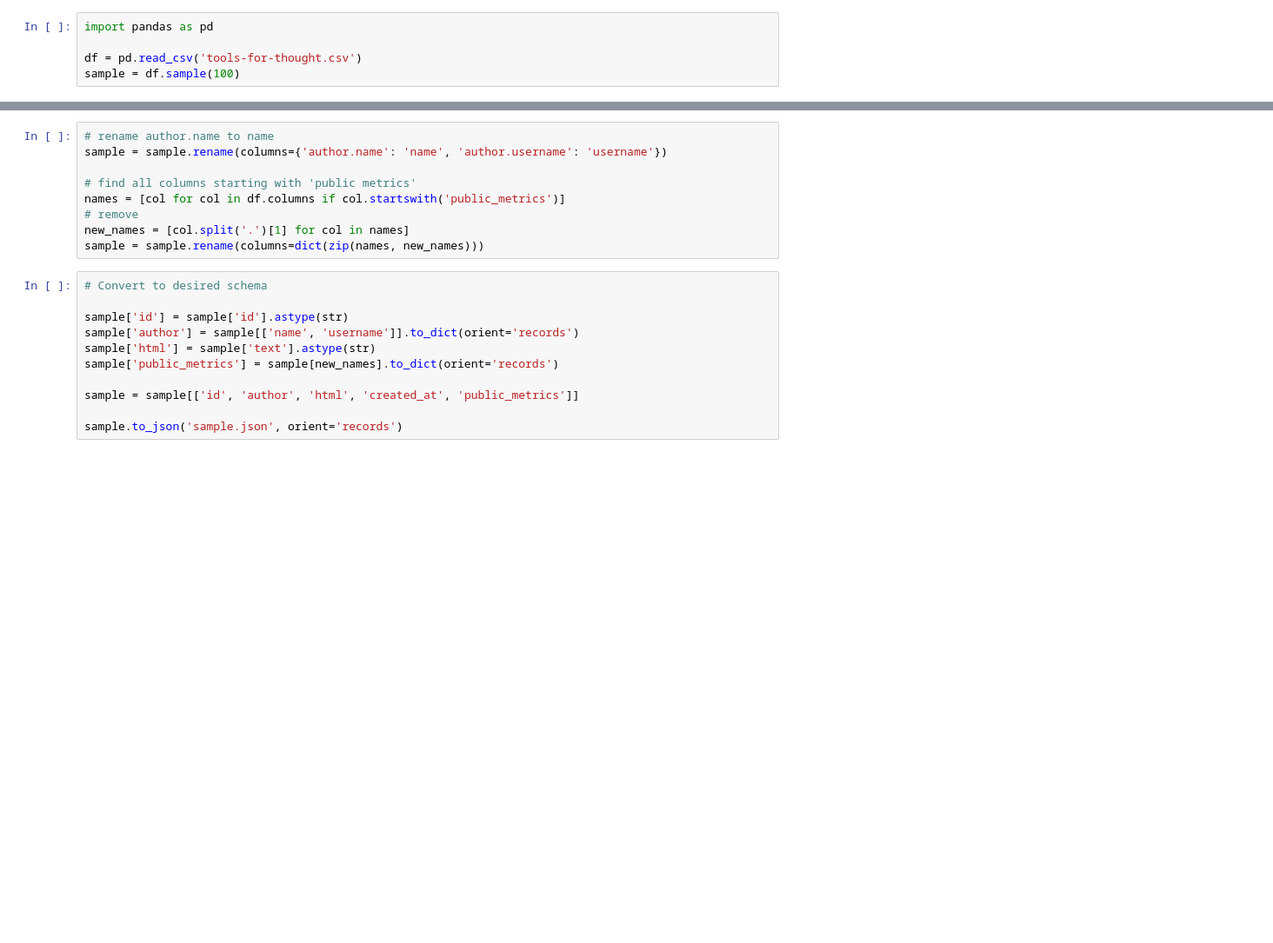
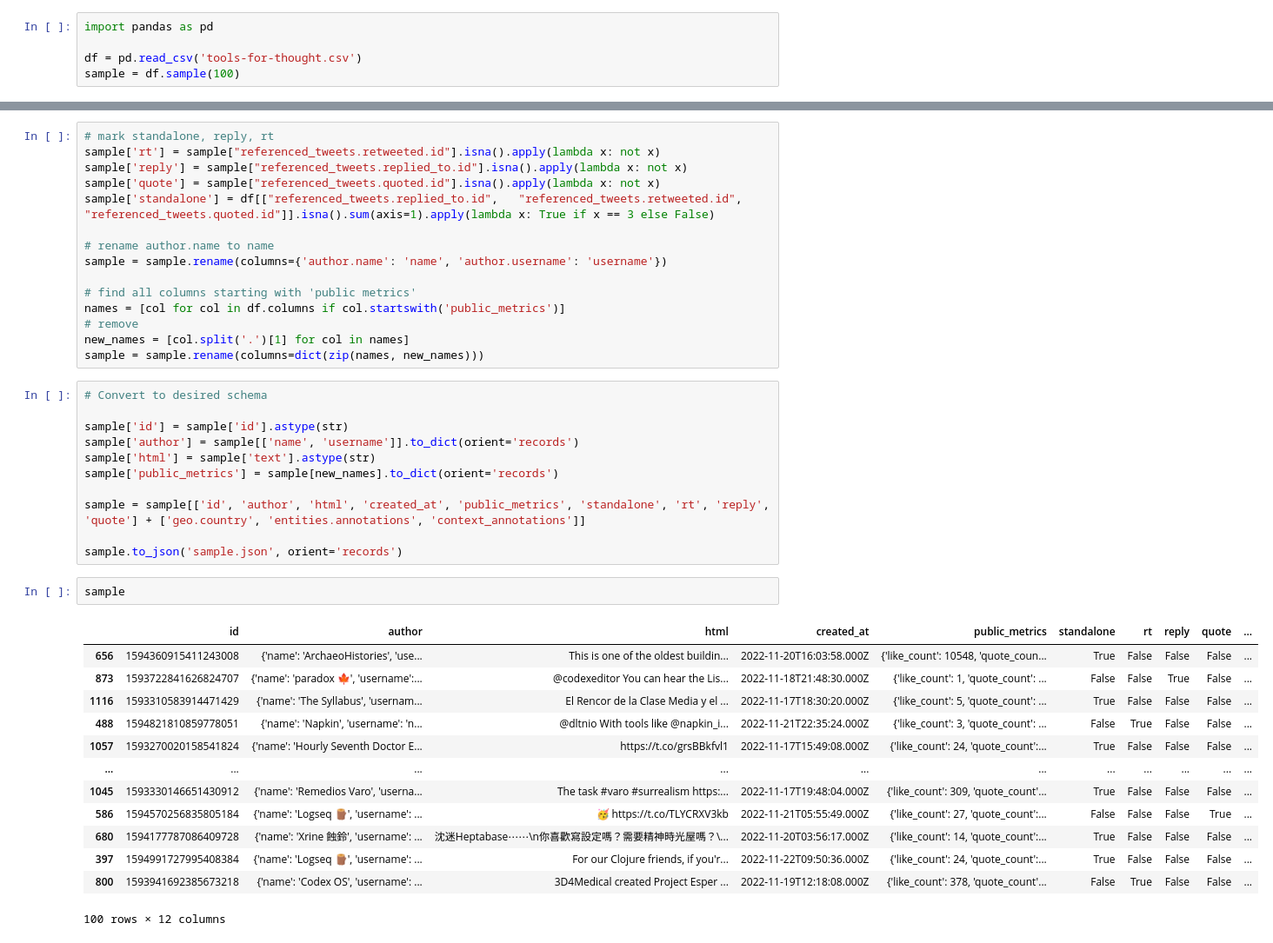
Before and after one commit to andrepology/stream-building-ux, a Jupyter notebook: conversions.ipynb, the cells around one changed output, grey strips where cells are left out. Shown: that part at 87% size. Drawn from its saved outputs; the diff is of its cells as text; blank space fills up the shorter version.

```diff
--- a/conversions.ipynb
+++ b/conversions.ipynb
@@ -6,4 +13,10 @@ sample = df.sample(100)
 # %%
+# mark standalone, reply, rt
+sample['rt'] = sample["referenced_tweets.retweeted.id"].isna().apply(lambda x: not x)
+sample['reply'] = sample["referenced_tweets.replied_to.id"].isna().apply(lambda x: not x)
+sample['quote'] = sample["referenced_tweets.quoted.id"].isna().apply(lambda x: not x)
+sample['standalone'] = df[["referenced_tweets.replied_to.id",	"referenced_tweets.retweeted.id", "referenced_tweets.quoted.id"]].isna().sum(axis=1).apply(lambda x: True if x == 3 else False)
+
 # rename author.name to name
 sample = sample.rename(columns={'author.name': 'name', 'author.username': 'username'})
 
@@ -20,6 +33,22 @@ sample['author'] = sample[['name', 'username']].to_dict(orient='records')
 sample['html'] = sample['text'].astype(str)
 sample['public_metrics'] = sample[new_names].to_dict(orient='records')
 
-sample = sample[['id', 'author', 'html', 'created_at', 'public_metrics']]
+sample = sample[['id', 'author', 'html', 'created_at', 'public_metrics', 'standalone', 'rt', 'reply', 'quote'] + ['geo.country', 'entities.annotations', 'context_annotations']]
 
 sample.to_json('sample.json', orient='records')
+# %%
+sample
+# %% [output]
+|  | id | author | html | created_at | public_metrics | standalone | rt | reply | quote | ... |
+| 656 | 1594360915411243008 | {'name': 'ArchaeoHistories', 'use... | This is one of the oldest buildin... | 2022-11-20T16:03:58.000Z | {'like_count': 10548, 'quote_coun... | True | False | False | False | ... |
+| 873 | 1593722841626824707 | {'name': 'paradox 🍁', 'username':... | @codexeditor You can hear the Lis... | 2022-11-18T21:48:30.000Z | {'like_count': 1, 'quote_count': ... | False | False | True | False | ... |
+| 1116 | 1593310583914471429 | {'name': 'The Syllabus', 'usernam... | El Rencor de la Clase Media y el ... | 2022-11-17T18:30:20.000Z | {'like_count': 5, 'quote_count': ... | True | False | False | False | ... |
+| 488 | 1594821810859778051 | {'name': 'Napkin', 'username': 'n... | @dltnio With tools like @napkin_i... | 2022-11-21T22:35:24.000Z | {'like_count': 3, 'quote_count': ... | False | True | False | False | ... |
+| 1057 | 1593270020158541824 | {'name': 'Hourly Seventh Doctor E... | https://t.co/grsBBkfvl1 | 2022-11-17T15:49:08.000Z | {'like_count': 24, 'quote_count':... | True | False | False | False | ... |
+| ... | ... | ... | ... | ... | ... | ... | ... | ... | ... | ... |
+| 1045 | 1593330146651430912 | {'name': 'Remedios Varo', 'userna... | The task #varo #surrealism https:... | 2022-11-17T19:48:04.000Z | {'like_count': 309, 'quote_count'... | True | False | False | False | ... |
+| 586 | 1594570256835805184 | {'name': 'Logseq 🪵', 'username': ... | 🥳 https://t.co/TLYCRXV3kb | 2022-11-21T05:55:49.000Z | {'like_count': 27, 'quote_count':... | False | False | False | True | ... |
+| 680 | 1594177787086409728 | {'name': 'Xrine 蝕鈴', 'username': ... | 沈迷Heptabase⋯⋯\n你喜歡寫設定嗎？需要精神時光屋嗎？\... | 2022-11-20T03:56:17.000Z | {'like_count': 14, 'quote_count':... | True | False | False | False | ... |
+| 397 | 1594991727995408384 | {'name': 'Logseq 🪵', 'username': ... | For our Clojure friends, if you'r... | 2022-11-22T09:50:36.000Z | {'like_count': 24, 'quote_count':... | True | False | False | False | ... |
+| 800 | 1593941692385673218 | {'name': 'Codex OS', 'username': ... | 3D4Medical created Project Esper ... | 2022-11-19T12:18:08.000Z | {'like_count': 378, 'quote_count'... | False | True | False | False | ... |
+100 rows × 12 columns
```
Also changed, not shown: parts of 1 cell of this notebook, 3 other files.
